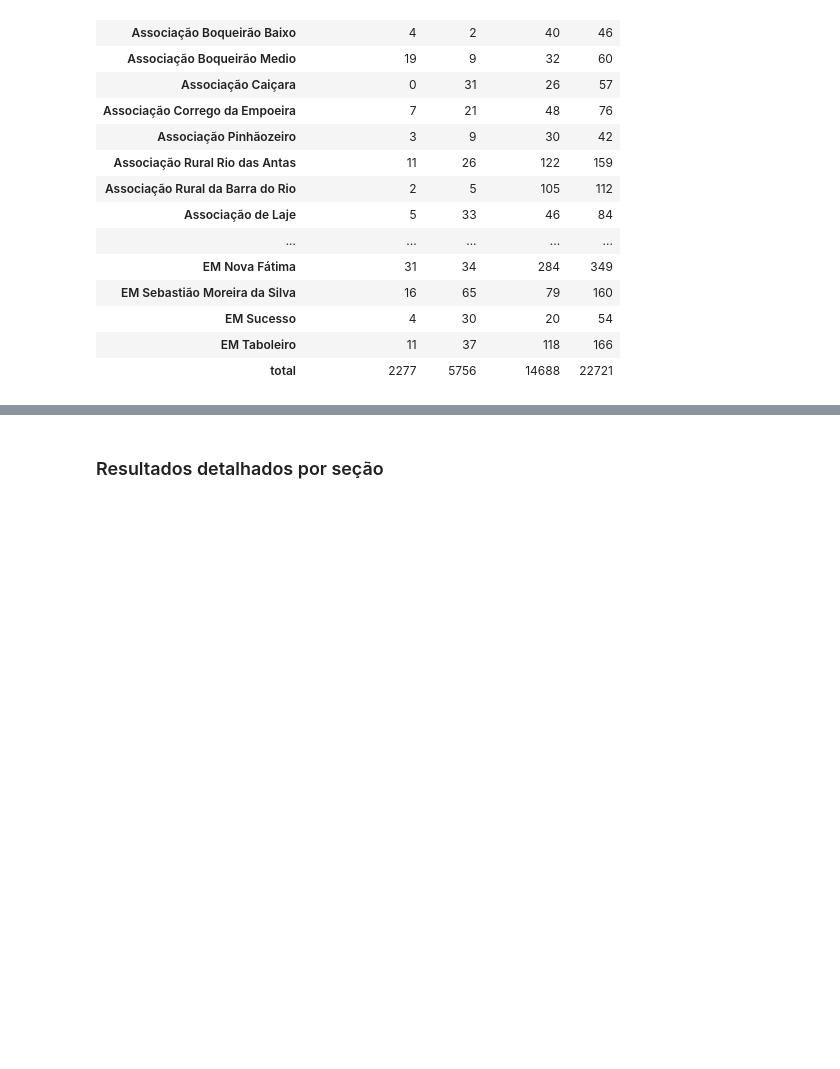
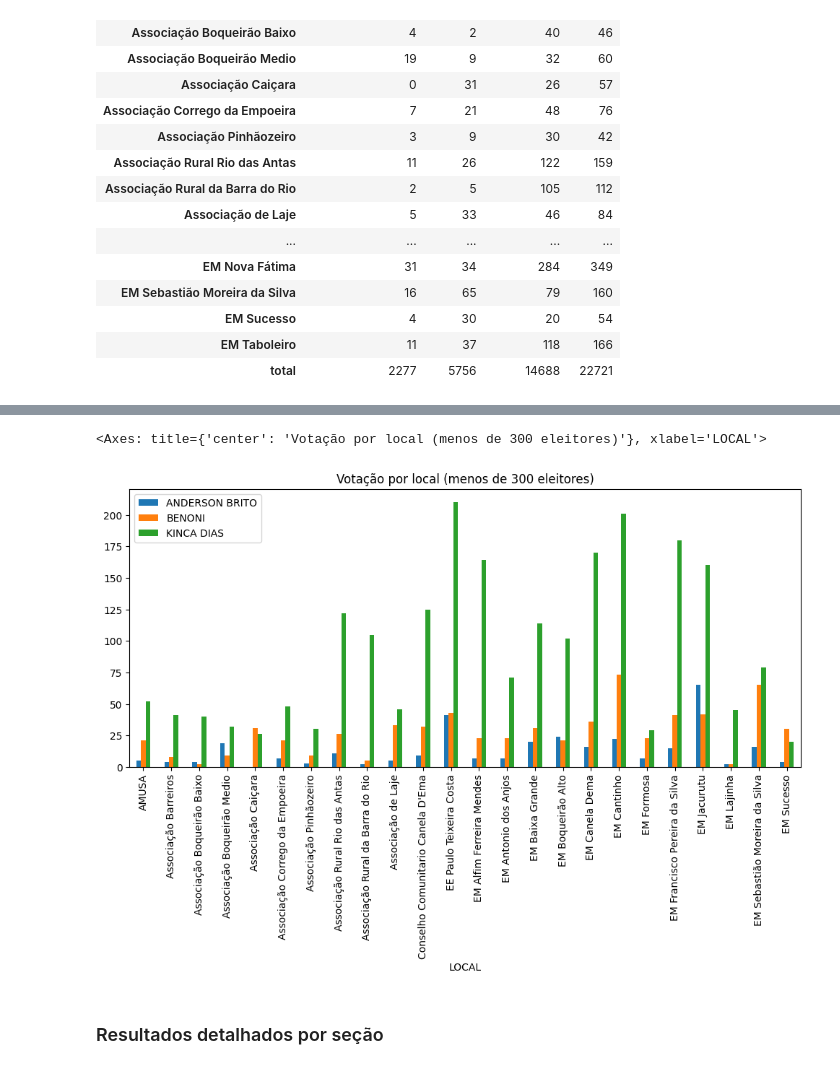
Before and after one commit to nfmmendes/eleicoes-salinas-2024, a Jupyter notebook: Resultado eleições municipais - Salinas(MG) 2024.ipynb, the cells around one changed output, grey strips where cells are left out. Saved outputs shown, nothing was run; the diff lists cells and outputs as text; code cells hidden in the pictures; blank space fills up the shorter version.

```diff
--- a/Resultado eleições municipais - Salinas(MG) 2024.ipynb
+++ b/Resultado eleições municipais - Salinas(MG) 2024.ipynb
@@ -73,3 +66,10 @@ dg_locais_grandes[0:-1].plot(kind='bar', figsize=(12, 5))
+# %%
+dg_locais_pequenos = dg[dg["TOTAL"] < 300].copy(deep=True)
+dg_locais_pequenos.drop(columns=dg.columns[-1],  axis=1,  inplace=True)
+dg_locais_pequenos[0:-1].plot(kind='bar', figsize=(12, 5), title="Votação por local (menos de 300 eleitores)")
+# %% [output]
+<Axes: title={'center': 'Votação por local (menos de 300 eleitores)'}, xlabel='LOCAL'>
+[figure, new version]
 # %%
 # AGRUPA POR LUGAR DE VOTAÇÃO, SEÇÃO E CANDIDATO
 dg = df.groupby(by=["LOCAL", "CANDIDATO", "SECAO"]).sum()
```
Also changed, not shown: parts of 2 cells of this notebook.
